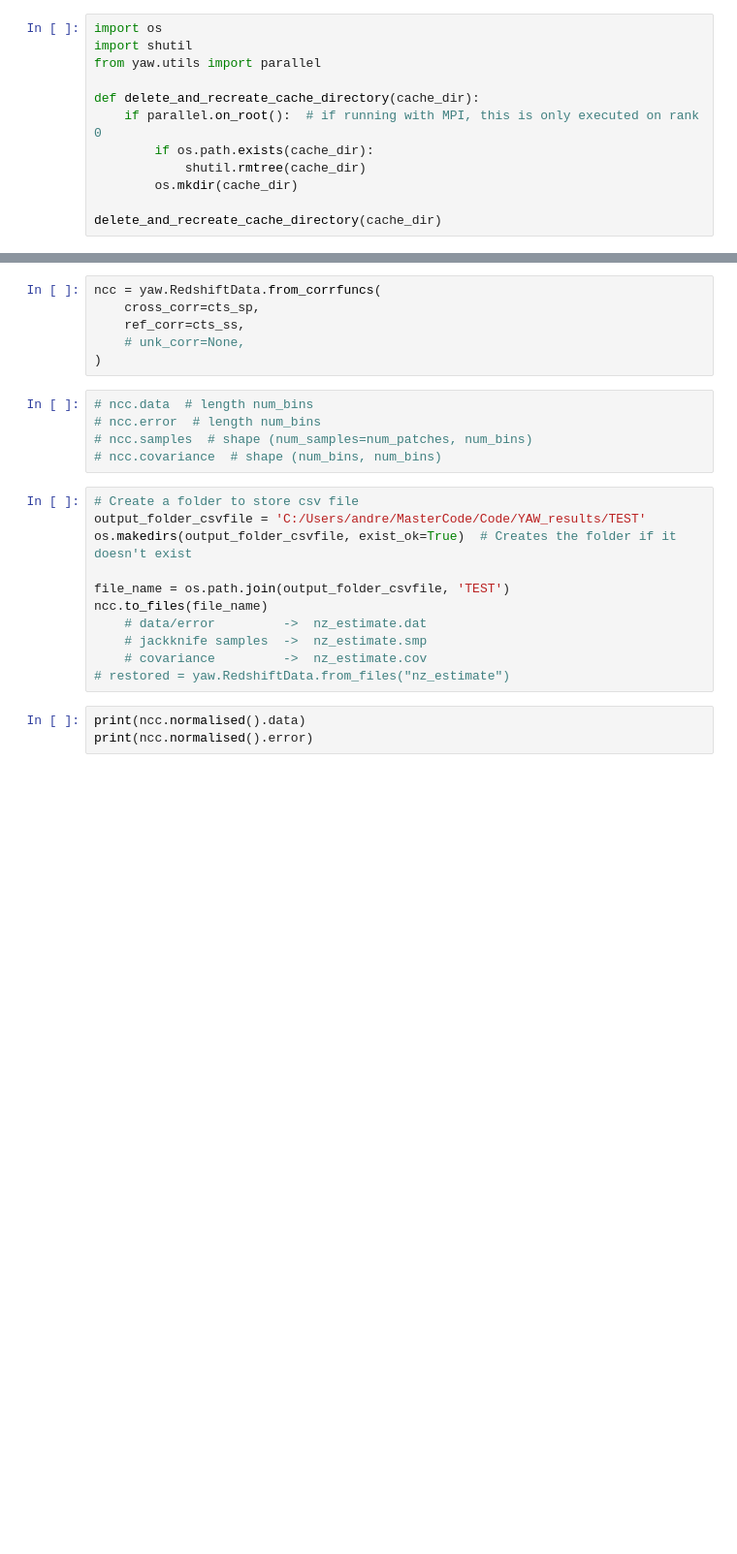
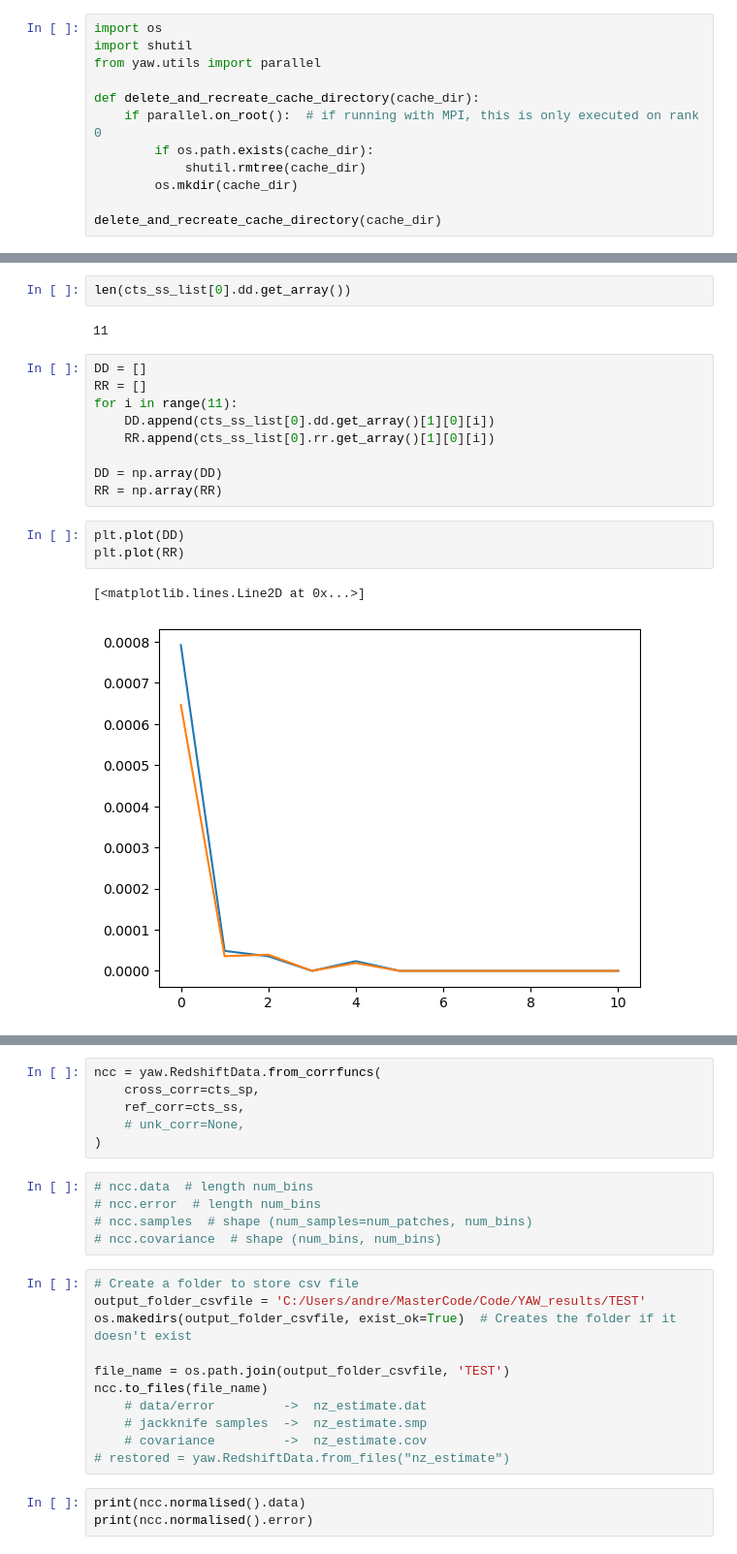
Before and after one commit to AndreasSvaerke/Mastercode_new, a Jupyter notebook: Yet_Another_Wizz.ipynb, the cells around one changed output, grey strips where cells are left out. Shown at 97% size. Cells and saved outputs as stored; diff of their text form; blank space fills up the shorter version.

```diff
--- a/Yet_Another_Wizz.ipynb
+++ b/Yet_Another_Wizz.ipynb
@@ -227,0 +230,19 @@ processed 35/35 (100%) t=0m02.78s
+# %%
+len(cts_ss_list[0].dd.get_array())
+# %% [output]
+11
+# %%
+DD = []
+RR = []
+for i in range(11):
+    DD.append(cts_ss_list[0].dd.get_array()[1][0][i])
+    RR.append(cts_ss_list[0].rr.get_array()[1][0][i])
+
+DD = np.array(DD)
+RR = np.array(RR)
+# %%
+plt.plot(DD)
+plt.plot(RR)
+# %% [output]
+[<matplotlib.lines.Line2D at 0x...>]
+[figure, added]
```
Also changed, not shown: parts of 34 cells of this notebook, 1 other file.
